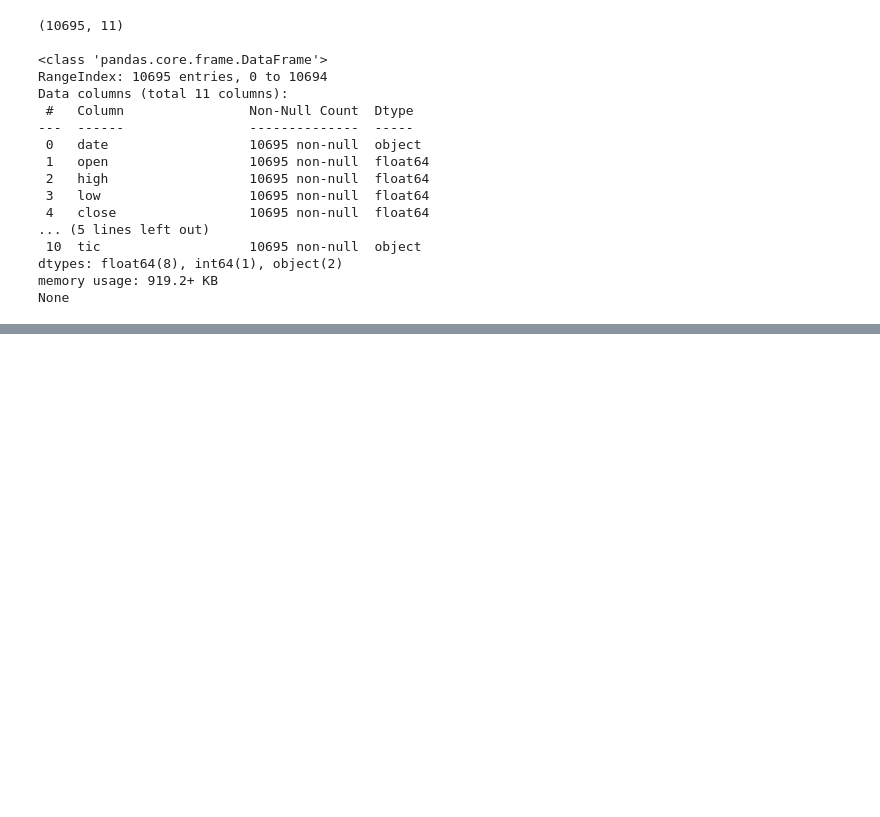
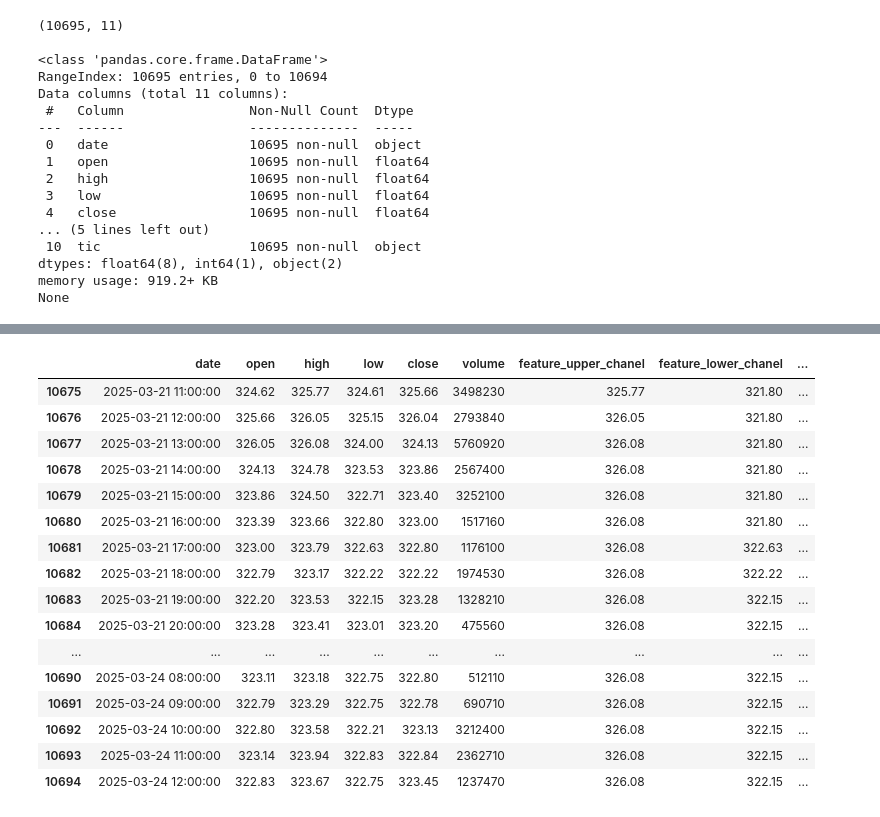
Before and after one commit to eilyich/alqotrading_beta, a Jupyter notebook: development_custom_env.ipynb, the cells around one changed output, grey strips where cells are left out. Drawn from its saved outputs; the diff is of its cells as text; code cells hidden in the pictures; blank space fills up the shorter version.

```diff
--- a/development_custom_env.ipynb
+++ b/development_custom_env.ipynb
@@ -744,0 +802,20 @@ df_actions
+# %%
+df_output.tail(20)
+# %% [output]
+|  | date | open | high | low | close | volume | feature_upper_chanel | feature_lower_chanel | ... |
+| 10675 | 2025-03-21 11:00:00 | 324.62 | 325.77 | 324.61 | 325.66 | 3498230 | 325.77 | 321.80 | ... |
+| 10676 | 2025-03-21 12:00:00 | 325.66 | 326.05 | 325.15 | 326.04 | 2793840 | 326.05 | 321.80 | ... |
+| 10677 | 2025-03-21 13:00:00 | 326.05 | 326.08 | 324.00 | 324.13 | 5760920 | 326.08 | 321.80 | ... |
+| 10678 | 2025-03-21 14:00:00 | 324.13 | 324.78 | 323.53 | 323.86 | 2567400 | 326.08 | 321.80 | ... |
+| 10679 | 2025-03-21 15:00:00 | 323.86 | 324.50 | 322.71 | 323.40 | 3252100 | 326.08 | 321.80 | ... |
+| 10680 | 2025-03-21 16:00:00 | 323.39 | 323.66 | 322.80 | 323.00 | 1517160 | 326.08 | 321.80 | ... |
+| 10681 | 2025-03-21 17:00:00 | 323.00 | 323.79 | 322.63 | 322.80 | 1176100 | 326.08 | 322.63 | ... |
+| 10682 | 2025-03-21 18:00:00 | 322.79 | 323.17 | 322.22 | 322.22 | 1974530 | 326.08 | 322.22 | ... |
+| 10683 | 2025-03-21 19:00:00 | 322.20 | 323.53 | 322.15 | 323.28 | 1328210 | 326.08 | 322.15 | ... |
+| 10684 | 2025-03-21 20:00:00 | 323.28 | 323.41 | 323.01 | 323.20 | 475560 | 326.08 | 322.15 | ... |
+| ... | ... | ... | ... | ... | ... | ... | ... | ... | ... |
+| 10690 | 2025-03-24 08:00:00 | 323.11 | 323.18 | 322.75 | 322.80 | 512110 | 326.08 | 322.15 | ... |
+| 10691 | 2025-03-24 09:00:00 | 322.79 | 323.29 | 322.75 | 322.78 | 690710 | 326.08 | 322.15 | ... |
+| 10692 | 2025-03-24 10:00:00 | 322.80 | 323.58 | 322.21 | 323.13 | 3212400 | 326.08 | 322.15 | ... |
+| 10693 | 2025-03-24 11:00:00 | 323.14 | 323.94 | 322.83 | 322.84 | 2362710 | 326.08 | 322.15 | ... |
+| 10694 | 2025-03-24 12:00:00 | 322.83 | 323.67 | 322.75 | 323.45 | 1237470 | 326.08 | 322.15 | ... |
```
Also changed, not shown: parts of 9 cells of this notebook, 1 other file.
